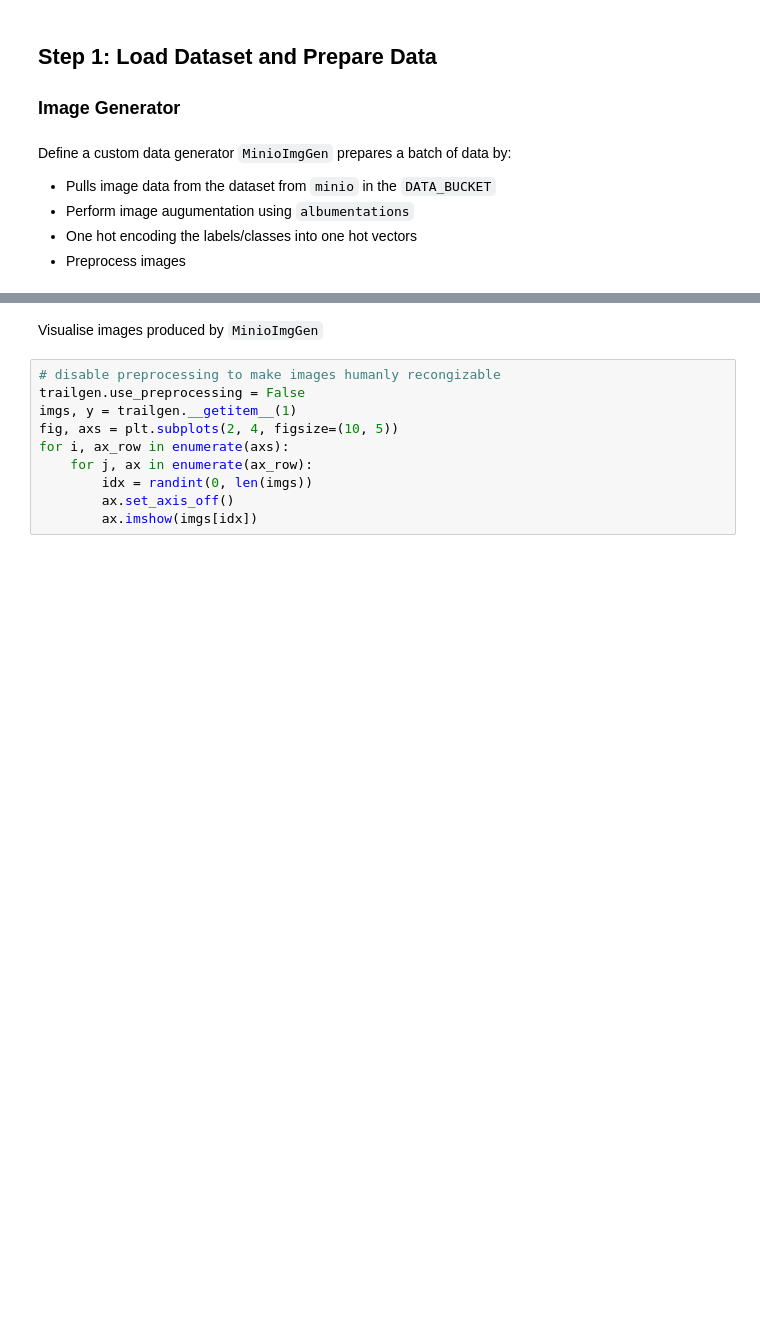
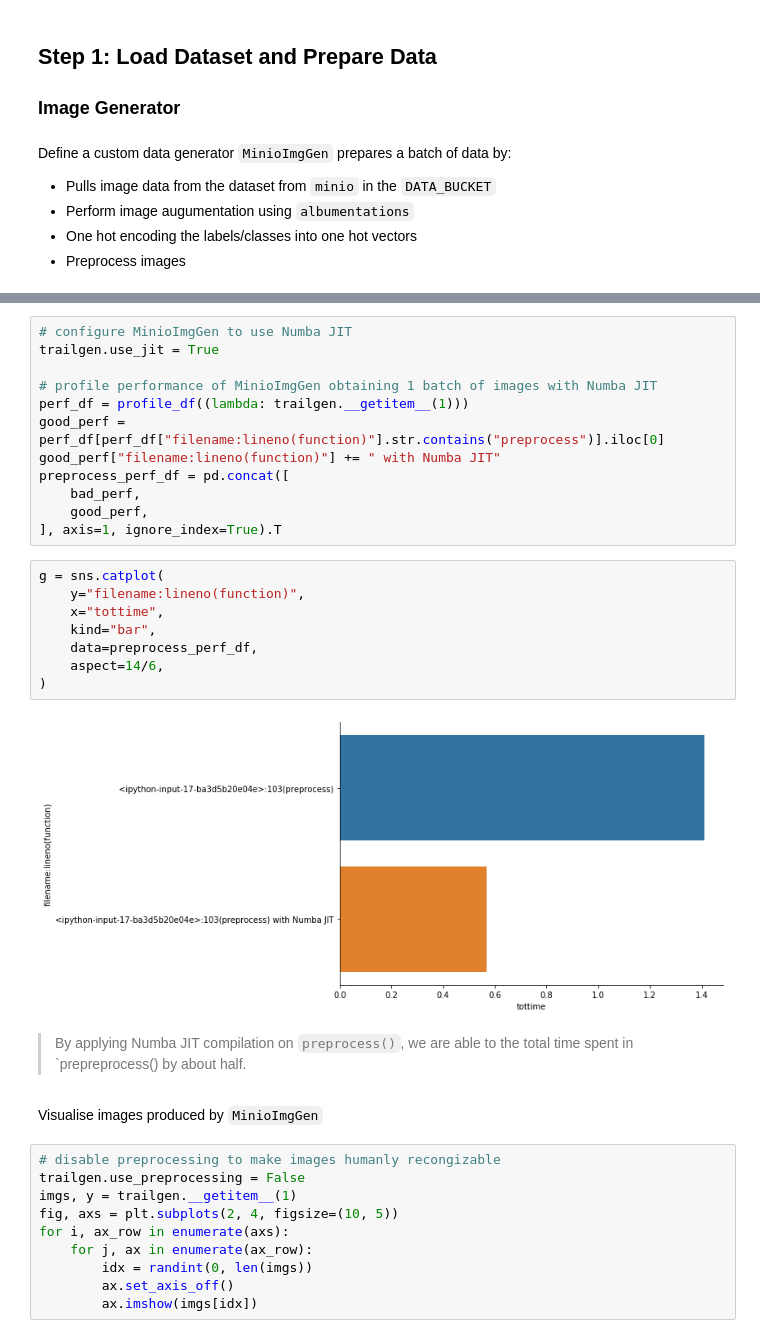
Before and after one commit to mrzzy/np-dl-assign-1, a Jupyter notebook: notebooks/Assignment_1.ipynb, the cells around one changed output, grey strips where cells are left out. Saved outputs shown, nothing was run; the diff lists cells and outputs as text; blank space fills up the shorter version.

```diff
--- a/notebooks/Assignment_1.ipynb
+++ b/notebooks/Assignment_1.ipynb
@@ -478,3 +537,27 @@ trailgen = MinioImgGen(
+# %%
+# configure MinioImgGen to use Numba JIT
+trailgen.use_jit = True
+
+# profile performance of MinioImgGen obtaining 1 batch of images with Numba JIT
+perf_df = profile_df((lambda: trailgen.__getitem__(1)))
+good_perf = perf_df[perf_df["filename:lineno(function)"].str.contains("preprocess")].iloc[0]
+good_perf["filename:lineno(function)"] += " with Numba JIT"
+preprocess_perf_df = pd.concat([
+    bad_perf,
+    good_perf,
+], axis=1, ignore_index=True).T
+# %%
+g = sns.catplot(
+    y="filename:lineno(function)",
+    x="tottime",
+    kind="bar",
+    data=preprocess_perf_df,
+    aspect=14/6,
+)
+# %% [output]
+[figure, added]
+# %% [markdown]
+> By applying Numba JIT compilation on `preprocess()`, we are able to the total time spent in `prepreprocess() by about half.
 # %% [markdown]
 Visualise images produced by `MinioImgGen`
 # %%
```
Also changed, not shown: parts of 17 cells of this notebook.
